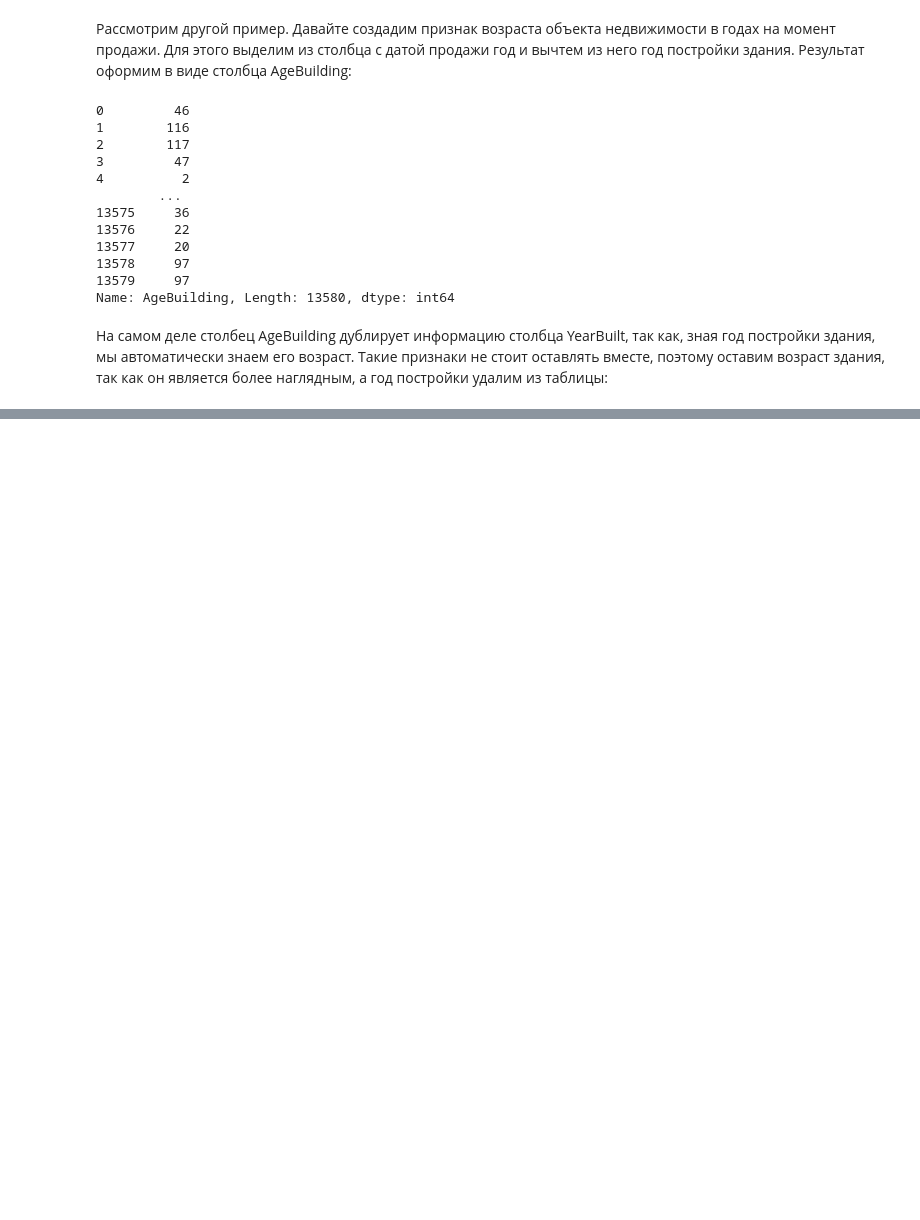
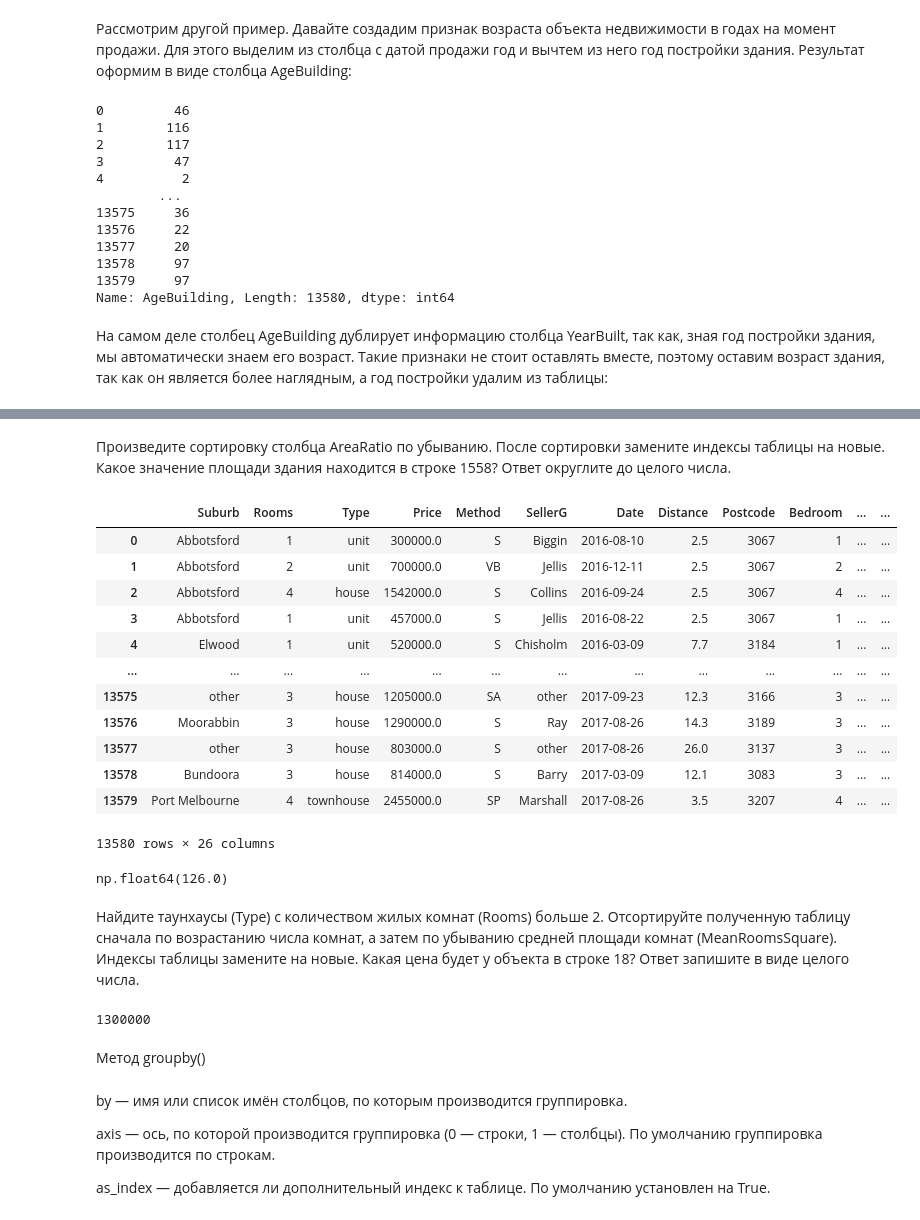
Before and after one commit to tgorbunov/sf_data_science, a Jupyter notebook: Skillfactory/pandas/pandas_practice.ipynb, the cells around one changed output, grey strips where cells are left out. Cells and saved outputs as stored; diff of their text form; code cells hidden in the pictures; blank space fills up the shorter version.

```diff
--- a/Skillfactory/pandas/pandas_practice.ipynb
+++ b/Skillfactory/pandas/pandas_practice.ipynb
@@ -964,0 +1768,42 @@ melb_df = melb_df.drop('YearBuilt', axis=1)
+# %% [markdown]
+Произведите сортировку столбца AreaRatio по убыванию. После сортировки замените индексы таблицы на новые. Какое значение площади здания находится в строке 1558? Ответ округлите до целого числа.
+# %%
+melb_df.sort_values(by='AreaRatio',ignore_index=True,ascending=False)
+# %% [output]
+|  | Suburb | Rooms | Type | Price | Method | SellerG | Date | Distance | Postcode | Bedroom | ... | ... |
+| 0 | Abbotsford | 1 | unit | 300000.0 | S | Biggin | 2016-08-10 | 2.5 | 3067 | 1 | ... | ... |
+| 1 | Abbotsford | 2 | unit | 700000.0 | VB | Jellis | 2016-12-11 | 2.5 | 3067 | 2 | ... | ... |
+| 2 | Abbotsford | 4 | house | 1542000.0 | S | Collins | 2016-09-24 | 2.5 | 3067 | 4 | ... | ... |
+| 3 | Abbotsford | 1 | unit | 457000.0 | S | Jellis | 2016-08-22 | 2.5 | 3067 | 1 | ... | ... |
+| 4 | Elwood | 1 | unit | 520000.0 | S | Chisholm | 2016-03-09 | 7.7 | 3184 | 1 | ... | ... |
+| ... | ... | ... | ... | ... | ... | ... | ... | ... | ... | ... | ... | ... |
+| 13575 | other | 3 | house | 1205000.0 | SA | other | 2017-09-23 | 12.3 | 3166 | 3 | ... | ... |
+| 13576 | Moorabbin | 3 | house | 1290000.0 | S | Ray | 2017-08-26 | 14.3 | 3189 | 3 | ... | ... |
+| 13577 | other | 3 | house | 803000.0 | S | other | 2017-08-26 | 26.0 | 3137 | 3 | ... | ... |
+| 13578 | Bundoora | 3 | house | 814000.0 | S | Barry | 2017-03-09 | 12.1 | 3083 | 3 | ... | ... |
+| 13579 | Port Melbourne | 4 | townhouse | 2455000.0 | SP | Marshall | 2017-08-26 | 3.5 | 3207 | 4 | ... | ... |
+13580 rows × 26 columns
+# %%
+melb_df.loc[1558, 'BuildingArea']
+# %% [output]
+np.float64(126.0)
+# %% [markdown]
+Найдите таунхаусы (Type) с количеством жилых комнат (Rooms) больше 2. Отсортируйте полученную таблицу сначала по возрастанию числа комнат, а затем по убыванию средней площади комнат (MeanRoomsSquare). Индексы таблицы замените на новые. Какая цена будет у объекта в строке 18? Ответ запишите в виде целого числа.
+# %%
+mask1 = melb_df['Type'] == 'townhouse'
+mask2 = melb_df['Rooms'] > 2
+int(melb_df[mask1&mask2].sort_values(
+    by=['Rooms', 'MeanRoomsSquare'],
+    ascending=[True, False],
+    ignore_index=True
+).loc[18, 'Price'])
+# %% [output]
+1300000
+# %% [markdown]
+Метод groupby()
+# %% [markdown]
+by — имя или список имён столбцов, по которым производится группировка.
+
+axis — ось, по которой производится группировка (0 — строки, 1 — столбцы). По умолчанию группировка производится по строкам.
+
+as_index — добавляется ли дополнительный индекс к таблице. По умолчанию установлен на True.
```
Also changed, not shown: parts of 222 cells of this notebook, 12 other files.
